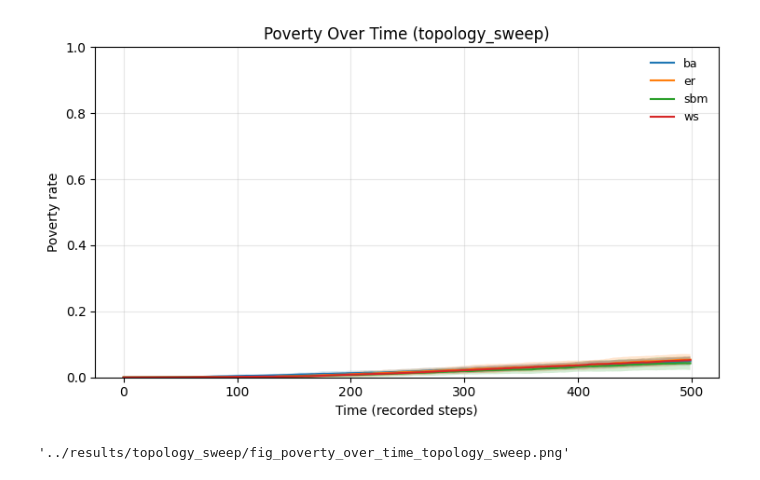
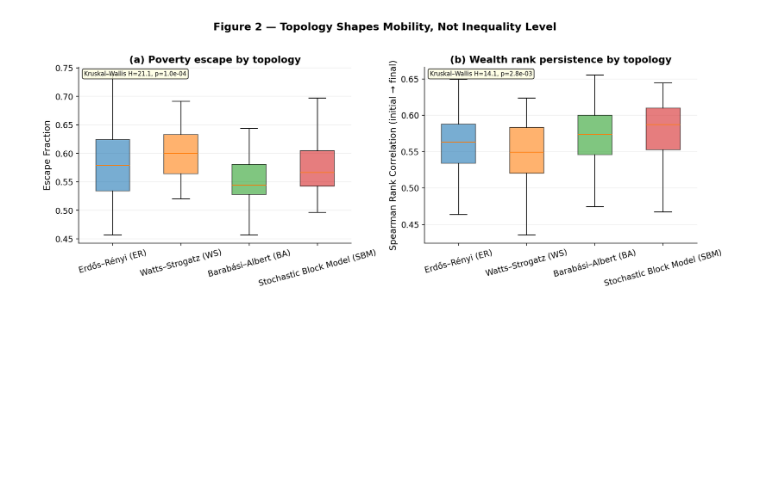
Before and after one commit to niranjandawadi/THESIS-EXPERIMENTS, a Jupyter notebook: notebooks/01_quick_plots.ipynb, the cells around one changed output. Cells and saved outputs as stored; diff of their text form; code cells hidden in the pictures; blank space fills up the shorter version.

```diff
--- a/notebooks/01_quick_plots.ipynb
+++ b/notebooks/01_quick_plots.ipynb
@@ -51,32 +93,50 @@ present
 # %%
-GROUP_COL = "graph_type" if EXPERIMENT == "topology_sweep" else "strategy"
+# ═══════════════════════════════════════════════════════════════
+# FIGURE 2: Escape Fraction & Rank Persistence by Topology
+# ═══════════════════════════════════════════════════════════════
 
-fig = plt.figure(figsize=(7.5, 4.5))
-ax = plt.gca()
+fig, axes = plt.subplots(1, 2, figsize=(13, 5))
 
-for g in sorted(df_ts[GROUP_COL].unique()):
-    sub = df_ts[df_ts[GROUP_COL] == g].sort_values("t")
-    x = sub["t"].to_numpy()
-    y = sub["pov_mean"].to_numpy()
-    s = sub["pov_std"].to_numpy()
+# Panel (a): Escape fraction box plot
+data_esc = [topo_runs[topo_runs["graph_type"] == g]["escape_fraction"] for g in TOPO_ORDER]
+bp1 = axes[0].boxplot(data_esc, labels=[TOPO_LABELS[g] for g in TOPO_ORDER],
+                       patch_artist=True, widths=0.5, showfliers=False)
+for patch, g in zip(bp1["boxes"], TOPO_ORDER):
+    patch.set_facecolor(TOPO_COLORS[g])
+    patch.set_alpha(0.6)
+axes[0].set_ylabel("Escape Fraction")
+axes[0].set_title("(a) Poverty escape by topology", fontweight="bold")
+axes[0].tick_params(axis="x", rotation=15)
+axes[0].grid(True, axis="y", alpha=0.2)
 
-    ax.plot(x, y, label=str(g))
-    ax.fill_between(x, y - s, y + s, alpha=0.2)
+# Kruskal-Wallis annotation
+h, p = stats.kruskal(*data_esc)
+axes[0].text(0.02, 0.98, f"Kruskal–Wallis H={h:.1f}, p={p:.1e}",
+             transform=axes[0].transAxes, fontsize=8, va="top",
+             bbox=dict(boxstyle="round,pad=0.3", fc="lightyellow", alpha=0.8))
 
-ax.set_xlabel("Time (recorded steps)")
-ax.set_ylabel("Poverty rate")
-ax.set_title(f"Poverty Over Time ({EXPERIMENT})")
-ax.set_ylim(0, 1)
-ax.grid(True, alpha=0.3)
-ax.legend(frameon=False, fontsize=9)
+# Panel (b): Rank persistence (Spearman)
+data_rank = [topo_runs[topo_runs["graph_type"] == g]["spearman_rank_corr"] for g in TOPO_ORDER]
+bp2 = axes[1].boxplot(data_rank, labels=[TOPO_LABELS[g] for g in TOPO_ORDER],
+                       patch_artist=True, widths=0.5, showfliers=False)
+for patch, g in zip(bp2["boxes"], TOPO_ORDER):
+    patch.set_facecolor(TOPO_COLORS[g])
+    patch.set_alpha(0.6)
+axes[1].set_ylabel("Spearman Rank Correlation (initial → final)")
+axes[1].set_title("(b) Wealth rank persistence by topology", fontweight="bold")
+axes[1].tick_params(axis="x", rotation=15)
+axes[1].grid(True, axis="y", alpha=0.2)
 
-out = os.path.join(RESULTS_DIR, f"fig_poverty_over_time_{EXPERIMENT}.png")
+h2, p2 = stats.kruskal(*data_rank)
+axes[1].text(0.02, 0.98, f"Kruskal–Wallis H={h2:.1f}, p={p2:.1e}",
+             transform=axes[1].transAxes, fontsize=8, va="top",
+             bbox=dict(boxstyle="round,pad=0.3", fc="lightyellow", alpha=0.8))
+
+fig.suptitle("Figure 2 — Topology Shapes Mobility, Not Inequality Level",
+             fontsize=14, fontweight="bold", y=1.02)
 fig.tight_layout()
-fig.savefig(out, dpi=300)
+fig.savefig(os.path.join(TOPO_DIR, "fig2_escape_rank_topology.png"), dpi=300, bbox_inches="tight")
 plt.show()
-
-out
 # %% [output]
-[figure, old version]
+[figure, new version]
-'../results/topology_sweep/fig_poverty_over_time_topology_sweep.png'
 # %%
```
Also changed, not shown: parts of 9 cells of this notebook, 6 other files.
